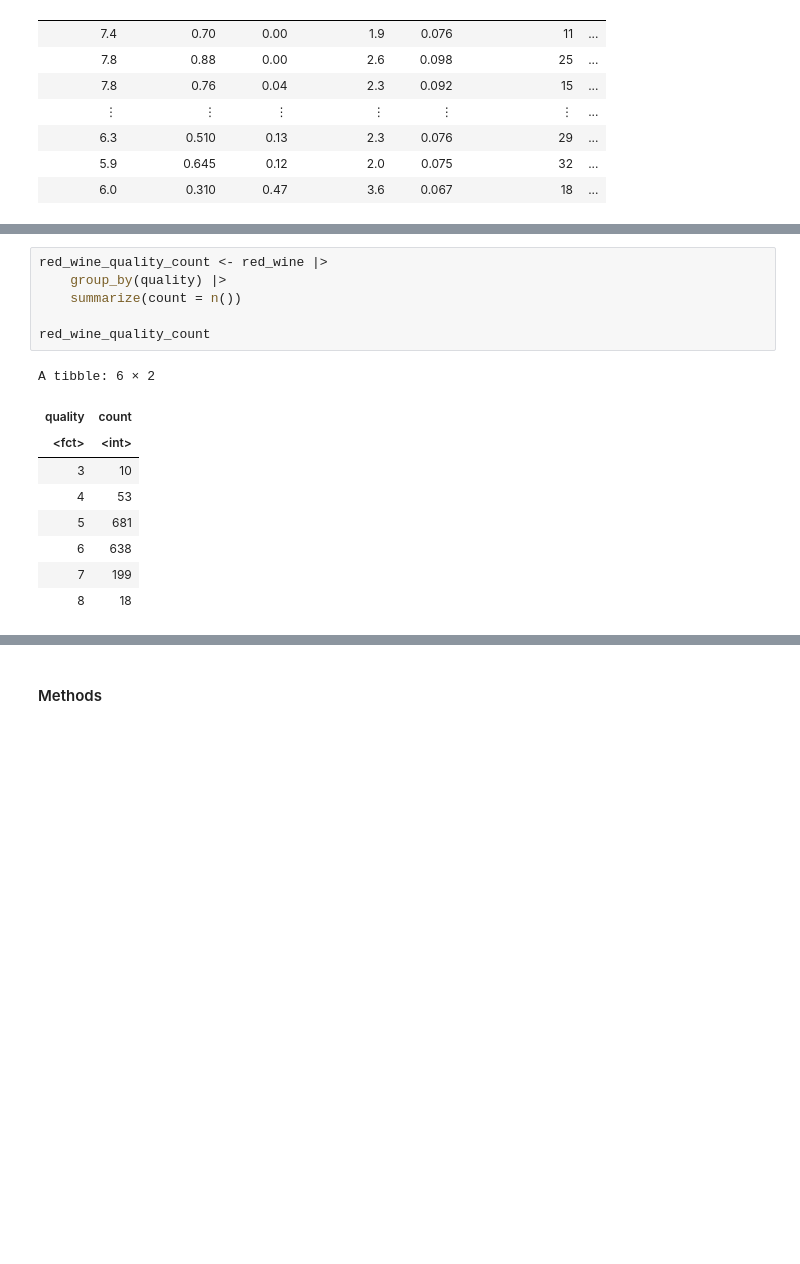
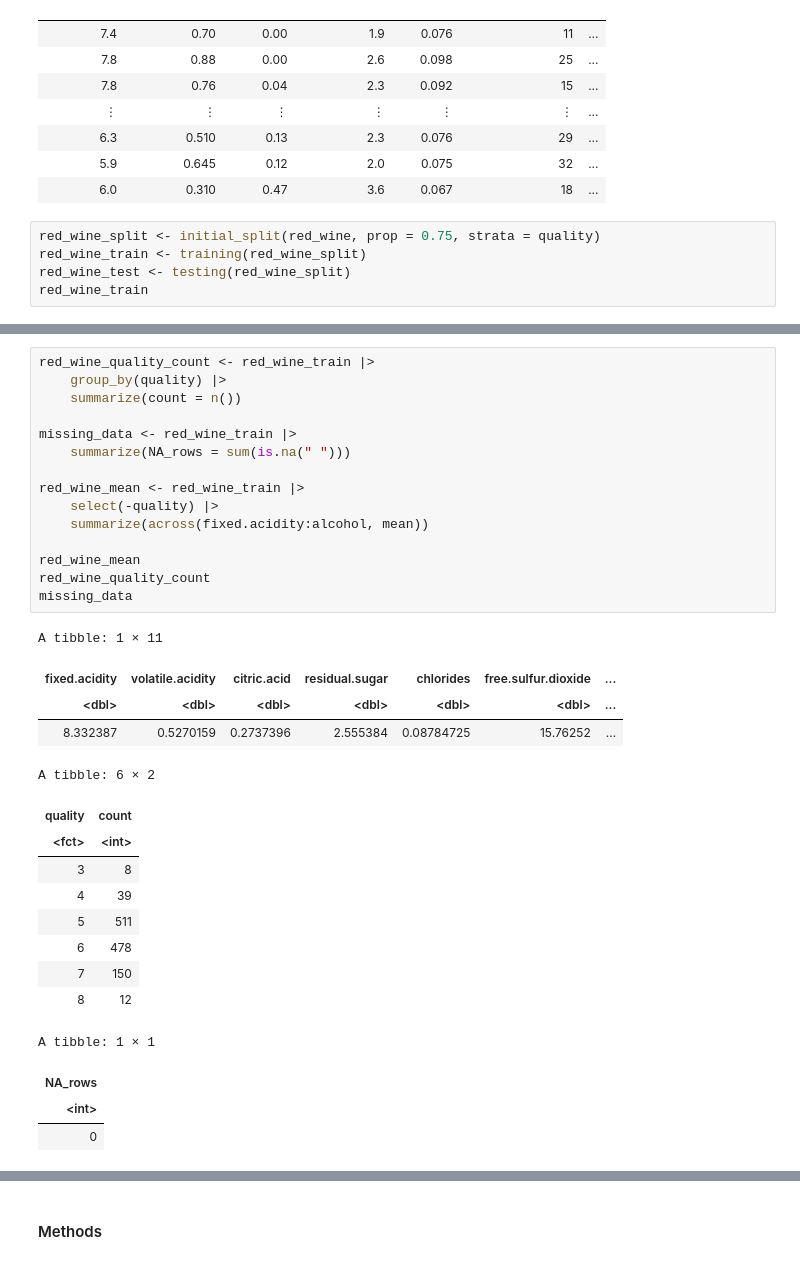
Before and after one commit to man-on-wire/Vinho-Verde, a Jupyter notebook: Written Proposal.ipynb, the cells around one changed output, grey strips where cells are left out. Cells and saved outputs as stored; diff of their text form; blank space fills up the shorter version.

Commit message:
Added tables and a graph

```diff
--- a/Written Proposal.ipynb
+++ b/Written Proposal.ipynb
@@ -47,3 +56,8 @@ A tibble: 1599 × 12
 | 6.3 | 0.510 | 0.13 | 2.3 | 0.076 | 29 | ... |
 | 5.9 | 0.645 | 0.12 | 2.0 | 0.075 | 32 | ... |
 | 6.0 | 0.310 | 0.47 | 3.6 | 0.067 | 18 | ... |
+# %%
+red_wine_split <- initial_split(red_wine, prop = 0.75, strata = quality)
+red_wine_train <- training(red_wine_split)
+red_wine_test <- testing(red_wine_split)
+red_wine_train
@@ -50,16 +75,33 @@ A tibble: 1599 × 12
 # %%
-red_wine_quality_count <- red_wine |>
+red_wine_quality_count <- red_wine_train |>
     group_by(quality) |>
     summarize(count = n())
 
+missing_data <- red_wine_train |>
+    summarize(NA_rows = sum(is.na(" ")))
+
+red_wine_mean <- red_wine_train |>
+    select(-quality) |>
+    summarize(across(fixed.acidity:alcohol, mean))
+
+red_wine_mean
 red_wine_quality_count
+missing_data
 # %% [output]
-A tibble: 6 × 2
+A tibble: 1 × 11
-| quality | count |
-| <fct> | <int> |
-| 3 | 10 |
-| 4 | 53 |
-| 5 | 681 |
-| 6 | 638 |
-| 7 | 199 |
-| 8 | 18 |
+| fixed.acidity | volatile.acidity | citric.acid | residual.sugar | chlorides | free.sulfur.dioxide | ... |
+| <dbl> | <dbl> | <dbl> | <dbl> | <dbl> | <dbl> | ... |
+| 8.332387 | 0.5270159 | 0.2737396 | 2.555384 | 0.08784725 | 15.76252 | ... |
+A tibble: 6 × 2
+| quality | count |
+| <fct> | <int> |
+| 3 | 8 |
+| 4 | 39 |
+| 5 | 511 |
+| 6 | 478 |
+| 7 | 150 |
+| 8 | 12 |
+A tibble: 1 × 1
+| NA_rows |
+| <int> |
+| 0 |
```
Also changed, not shown: parts of 4 cells of this notebook.
